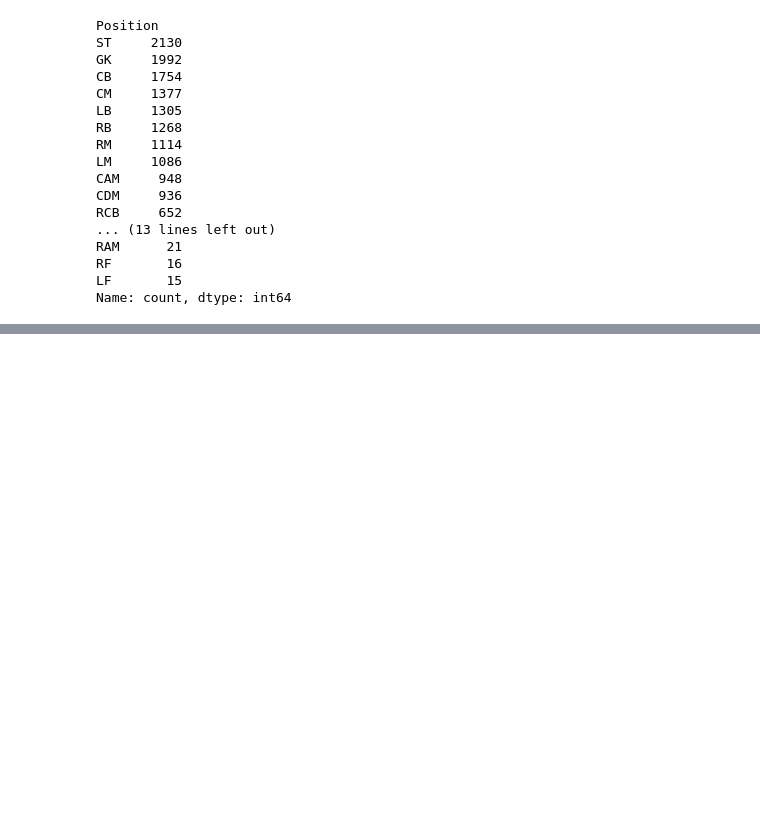
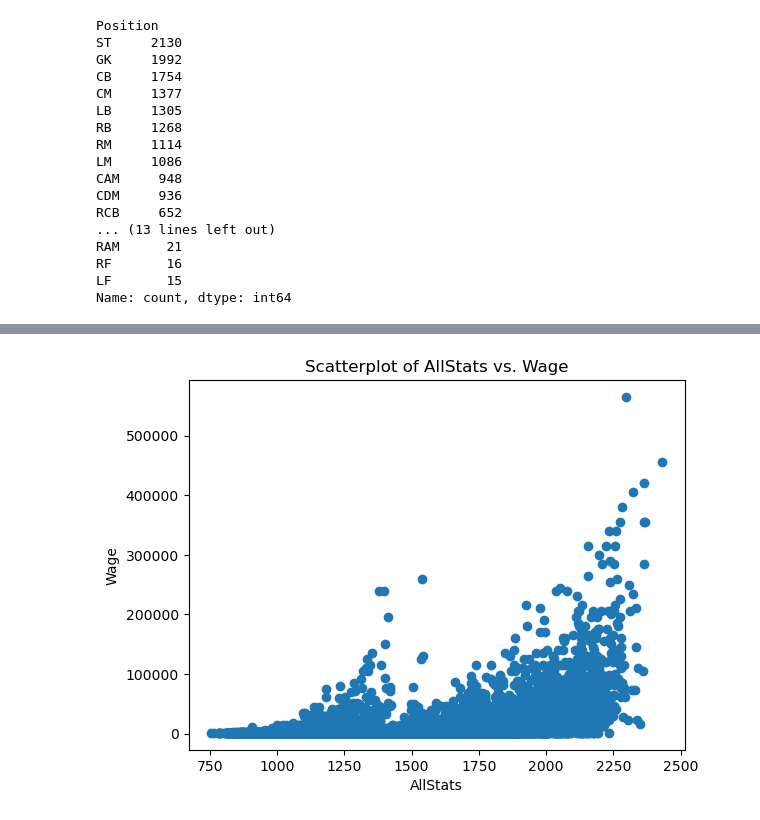
Before and after one commit to JWooll/Bootcamp-Project-4-FIFA, a Jupyter notebook: Project_4_FIFA.ipynb, the cells around one changed output, grey strips where cells are left out. Cells and saved outputs as stored; diff of their text form; code cells hidden in the pictures; blank space fills up the shorter version.

Commit message:
Added Graphs 12/8

```diff
--- a/Project_4_FIFA.ipynb
+++ b/Project_4_FIFA.ipynb
@@ -173,0 +192,12 @@ df.to_csv('updated_player_data.csv', index=True)
+# %%
+plt.scatter(df['AllStats'], df['Wage'])
+
+# Add labels and title
+plt.xlabel('AllStats')
+plt.ylabel('Wage')
+plt.title('Scatterplot of AllStats vs. Wage')
+
+# Show the plot
+plt.show()
+# %% [output]
+[figure, added]
```
Also changed, not shown: parts of 7 cells of this notebook.
